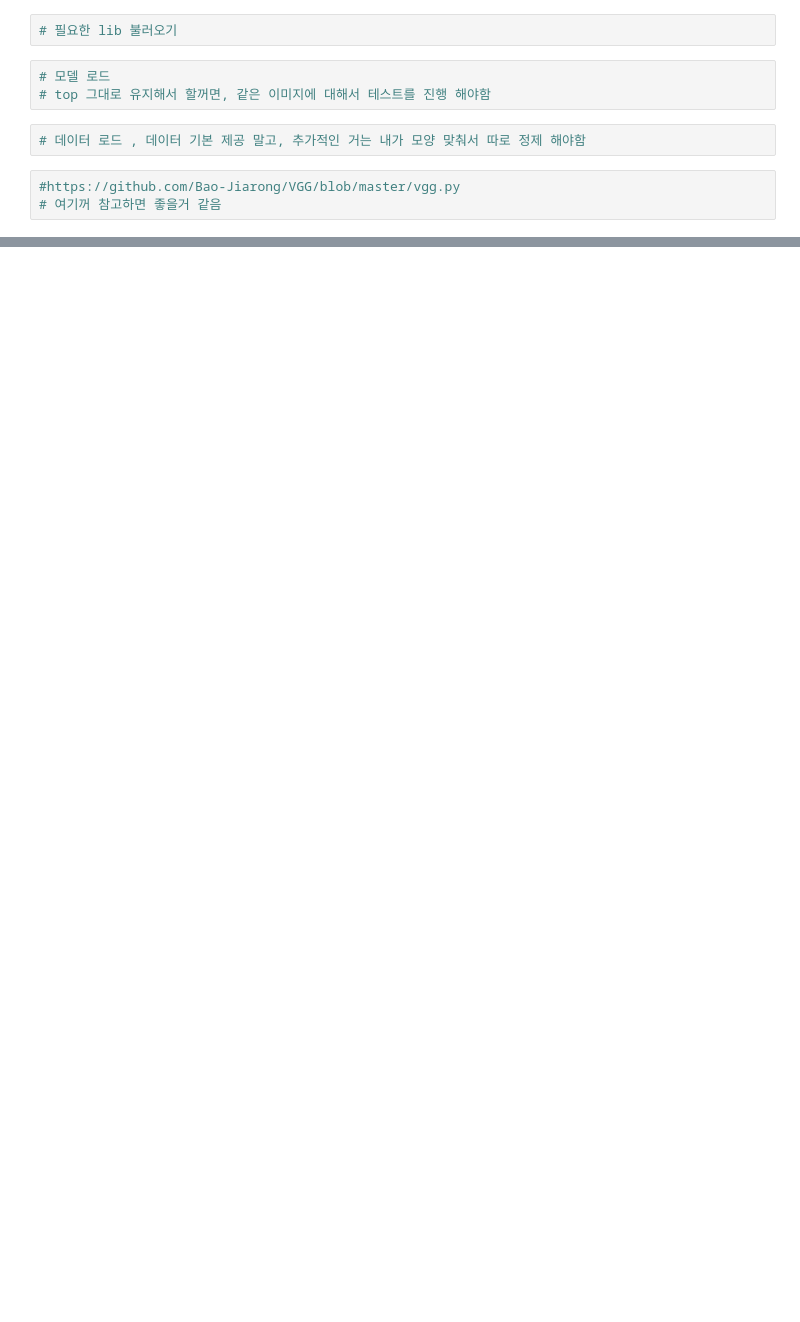
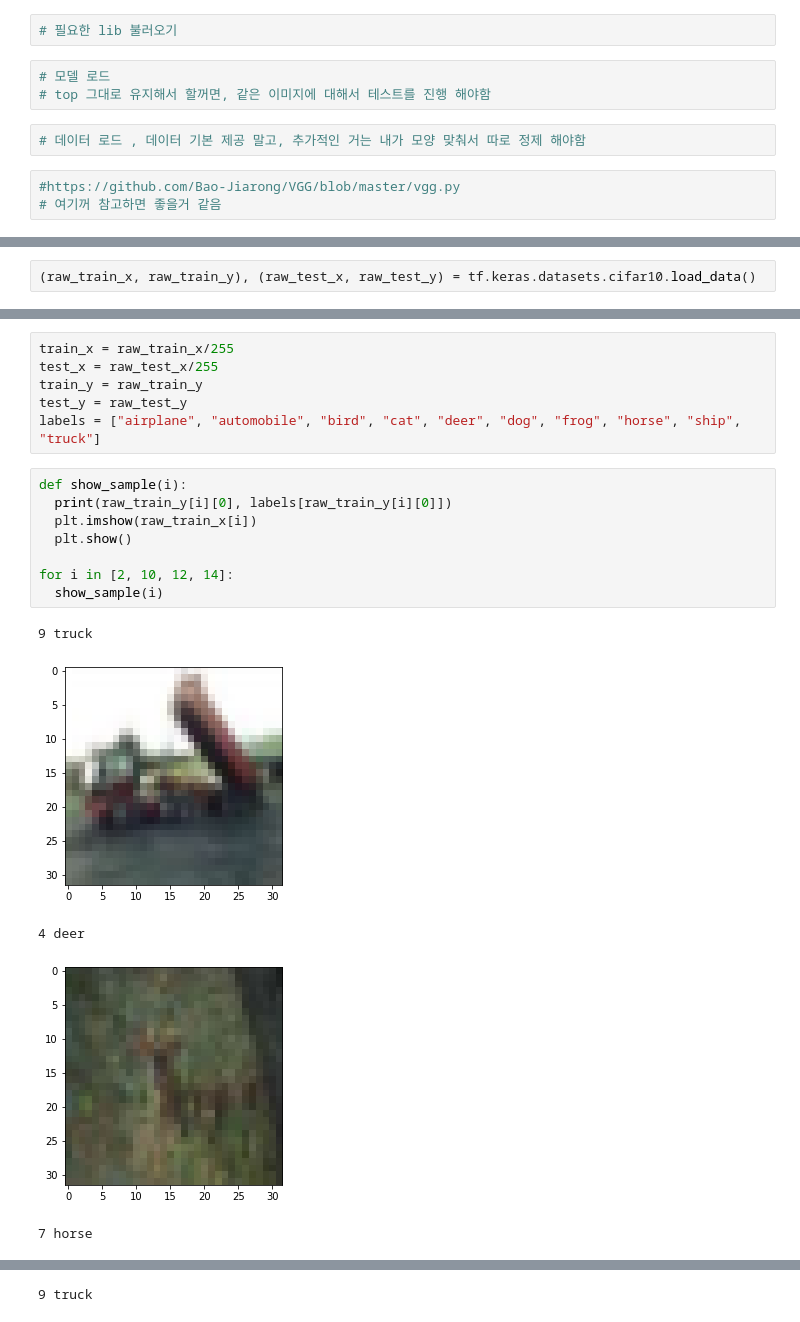
Before and after one commit to yutan0565/Light-Weight-Base_Tensorflow2, a Jupyter notebook: VGG16_예시.ipynb, the cells around one changed output, grey strips where cells are left out. Saved outputs shown, nothing was run; the diff lists cells and outputs as text; blank space fills up the shorter version.

```diff
--- a/VGG16_예시.ipynb
+++ b/VGG16_예시.ipynb
@@ -12,0 +16,2 @@
+# %%
+(raw_train_x, raw_train_y), (raw_test_x, raw_test_y) = tf.keras.datasets.cifar10.load_data()
@@ -12,0 +28,20 @@
+# %%
+train_x = raw_train_x/255
+test_x = raw_test_x/255
+train_y = raw_train_y
+test_y = raw_test_y
+labels = ["airplane", "automobile", "bird", "cat", "deer", "dog", "frog", "horse", "ship", "truck"]
+# %%
+def show_sample(i):
+  print(raw_train_y[i][0], labels[raw_train_y[i][0]])
+  plt.imshow(raw_train_x[i])
+  plt.show()
+
+for i in [2, 10, 12, 14]:
+  show_sample(i)
+# %% [output]
+9 truck
+[figure, added]
+4 deer
+[figure, added]
+7 horse
@@ -12,0 +49 @@
+9 truck
```
Also changed, not shown: parts of 5 cells of this notebook.
